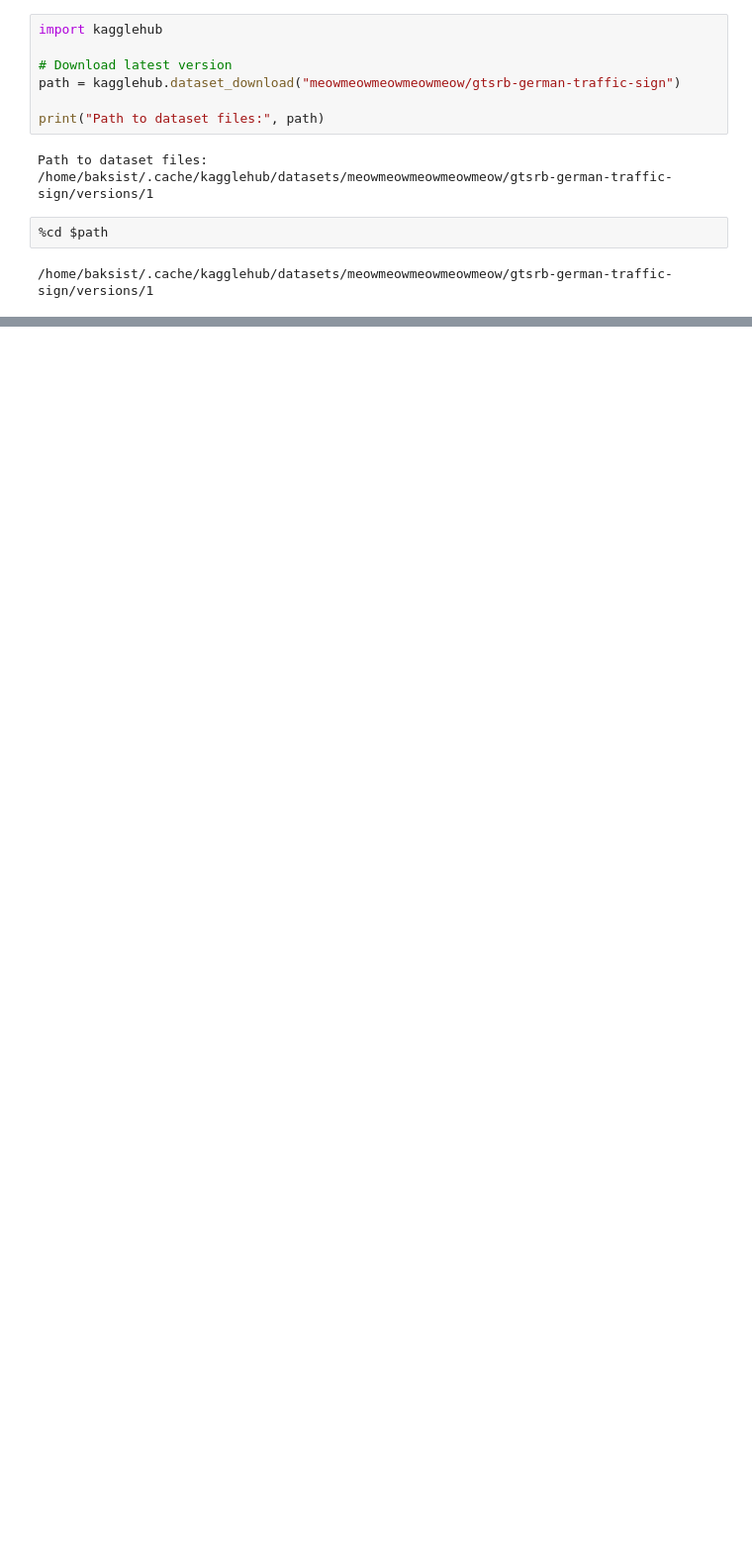
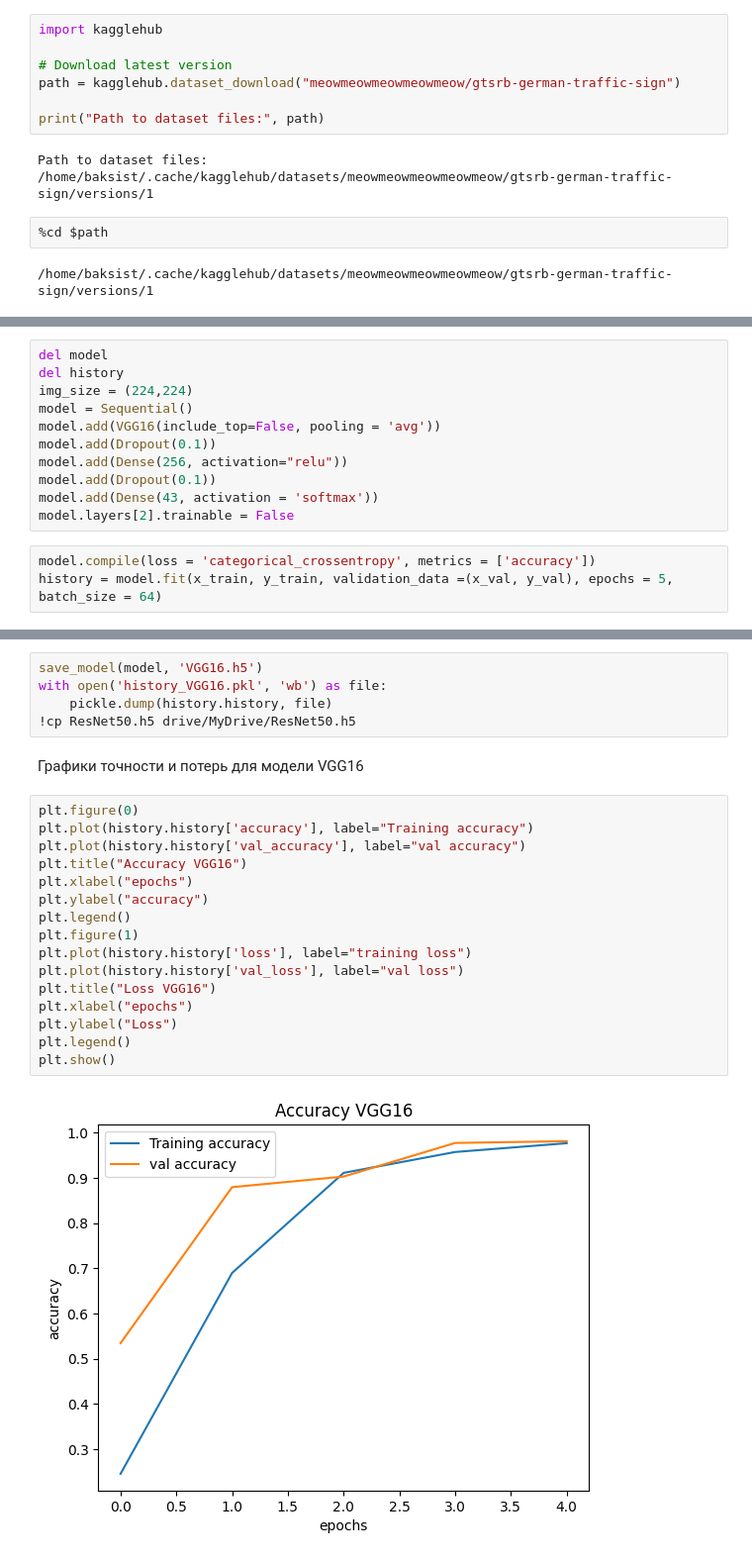
Before and after one commit to baksist/aszii, a Jupyter notebook: lab-2/lab2.ipynb, the cells around one changed output, grey strips where cells are left out. Shown at 99% size. Saved outputs shown, nothing was run; the diff lists cells and outputs as text; blank space fills up the shorter version.

```diff
--- a/lab-2/lab2.ipynb
+++ b/lab-2/lab2.ipynb
@@ -224,0 +154,14 @@ plt.show()
+# %%
+del model
+del history
+img_size = (224,224)
+model = Sequential()
+model.add(VGG16(include_top=False, pooling = 'avg'))
+model.add(Dropout(0.1))
+model.add(Dense(256, activation="relu"))
+model.add(Dropout(0.1))
+model.add(Dense(43, activation = 'softmax'))
+model.layers[2].trainable = False
+# %%
+model.compile(loss = 'categorical_crossentropy', metrics = ['accuracy'])
+history = model.fit(x_train, y_train, validation_data =(x_val, y_val), epochs = 5, batch_size = 64)
@@ -224,0 +179,25 @@ plt.show()
+# %%
+save_model(model, 'VGG16.h5')
+with open('history_VGG16.pkl', 'wb') as file:
+    pickle.dump(history.history, file)
+!cp ResNet50.h5 drive/MyDrive/ResNet50.h5
+# %% [markdown]
+Графики точности и потерь для модели VGG16
+# %%
+plt.figure(0)
+plt.plot(history.history['accuracy'], label="Training accuracy")
+plt.plot(history.history['val_accuracy'], label="val accuracy")
+plt.title("Accuracy VGG16")
+plt.xlabel("epochs")
+plt.ylabel("accuracy")
+plt.legend()
+plt.figure(1)
+plt.plot(history.history['loss'], label="training loss")
+plt.plot(history.history['val_loss'], label="val loss")
+plt.title("Loss VGG16")
+plt.xlabel("epochs")
+plt.ylabel("Loss")
+plt.legend()
+plt.show()
+# %% [output]
+[figure, added]
```
Also changed, not shown: parts of 83 cells of this notebook, 2 other files.
